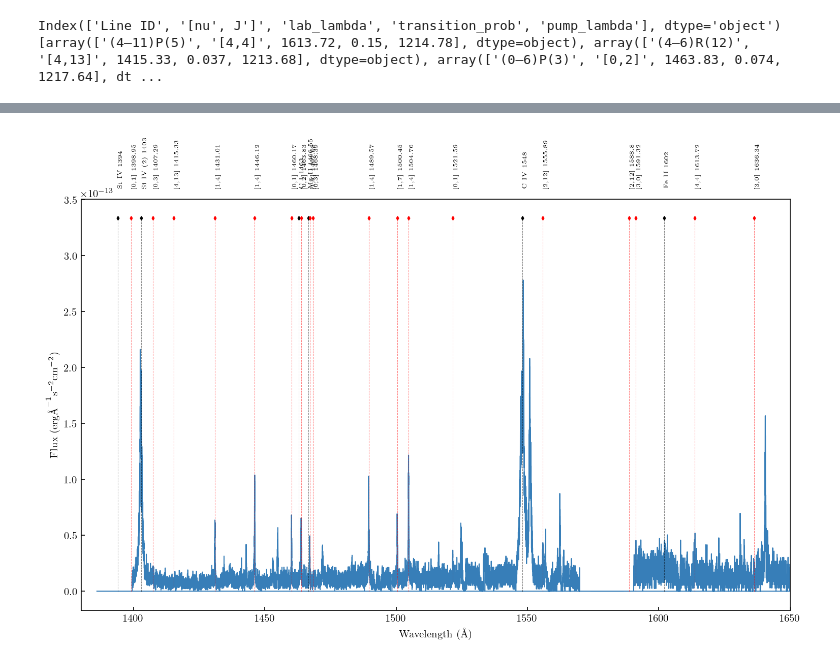
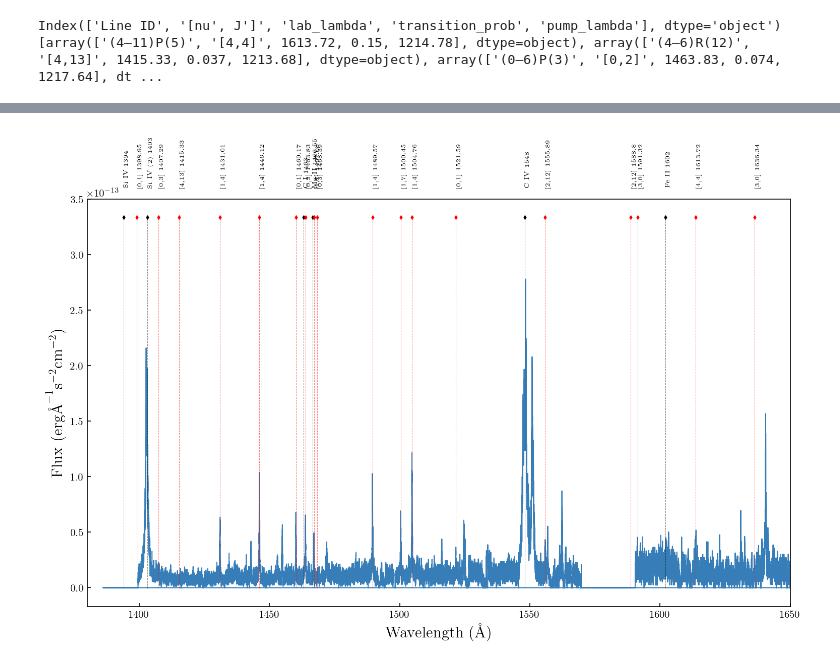
Before and after one commit to PK0207/scripts_by_me, a Jupyter notebook: research24/plotting.ipynb, the cells around one changed output, grey strips where cells are left out. Saved outputs shown, nothing was run; the diff lists cells and outputs as text; code cells hidden in the pictures.

```diff
--- a/research24/plotting.ipynb
+++ b/research24/plotting.ipynb
@@ -16,9 +31,11 @@ from astropy.visualization import quantity_support
 quantity_support()
 clrs = sns.color_palette('Set1')
 clrs[5] = (255/255, 200/255, 80/255)
+clrs[0], clrs[1] = clrs[1], clrs[0]
 color_cycle = cycler('color', list(clrs.as_hex()))
 mpl.rc('font', family='serif')
 mpl.rc('text', usetex=True)
+mpl.rc('axes', labelsize=15)
 
 plt.rc('axes', axisbelow=True,
        grid=False, prop_cycle=color_cycle)
@@ -135,20 +156,21 @@ WARNING: UnitsWarning: 'count /s /pixel' contains multiple slashes, which is dis
 # %%
 #full spectrum + contaminants
 fig, ax = plt.subplots(figsize=(12,7))
-ax.plot(wave, flux, c=clrs[1], lw=1)
+ax.plot(wave, flux, c=clrs[0], lw=1)
 for key, value in calvet_lines.items():
     ax.vlines(value, min(flux), max(flux)*1.2, 'black', '--', alpha=0.5, lw=0.5)
     ax.scatter(value, [max(flux)*1.2], marker='d', c='black', s=5)
     ax.text(value, (max(flux)*1.3), key+' '+str(value), size='xx-small', rotation='vertical')
 
 for key, value in pk_lines:
     ax.vlines(value, min(flux), max(flux)*1.2, 'red', '--', alpha=0.5, lw=0.5)
     ax.scatter(value, max(flux)*1.2, marker='d', c='red', s=5)
     ax.text(value, (max(flux)*1.3), key+' '+str(value), size='xx-small', rotation='vertical')
 
 ax.set_ylabel(r'Flux (erg$ \mathrm{\AA}^{-1} \textrm{s}^{-2} \textrm{cm}^{-2}$)')
 ax.set_xlabel(r'Wavelength ($\mathrm{\AA}$)')
 ax.set_xlim(1380, 1650)
+plt.savefig('images/emission_spectrum.pdf')
 plt.show()
 # %% [output]
-[figure, old version]
+[figure, new version]
```
Also changed, not shown: parts of 7 cells of this notebook, 7 other files.
